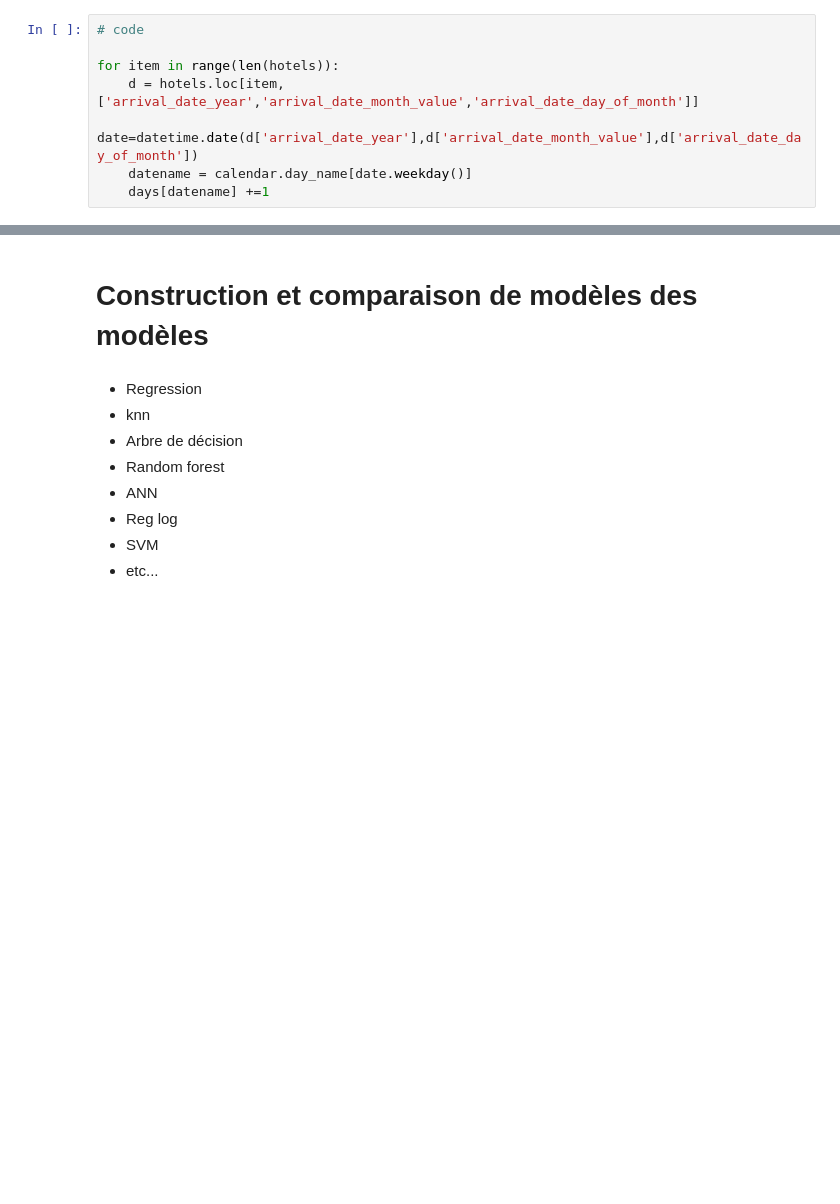
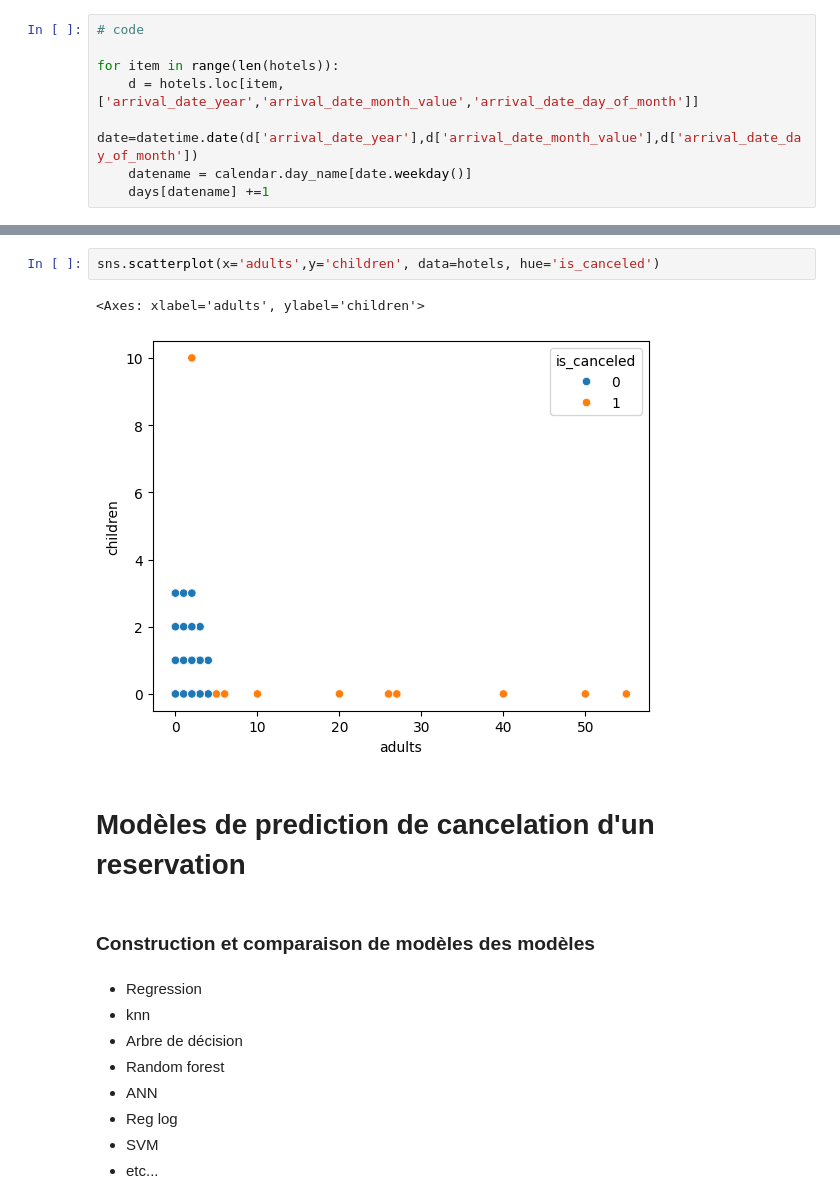
Before and after one commit to jflorescuba/Machine_learning, a Jupyter notebook: Classification/Hotel_Booking/HB_model.ipynb, the cells around one changed output, grey strips where cells are left out. Saved outputs shown, nothing was run; the diff lists cells and outputs as text; blank space fills up the shorter version.

```diff
--- a/Classification/Hotel_Booking/HB_model.ipynb
+++ b/Classification/Hotel_Booking/HB_model.ipynb
@@ -396,5 +391,12 @@ calendar.day_name[g.weekday()]
+# %%
+sns.scatterplot(x='adults',y='children', data=hotels, hue='is_canceled')
+# %% [output]
+<Axes: xlabel='adults', ylabel='children'>
+[figure, added]
+# %% [markdown]
+# Modèles de prediction de cancelation d'un reservation
 # %% [markdown]
-# Construction et comparaison de modèles des modèles
+### Construction et comparaison de modèles des modèles
 # %% [markdown]
 * Regression
 * knn
```
Also changed, not shown: parts of 21 cells of this notebook, 2 other files.
